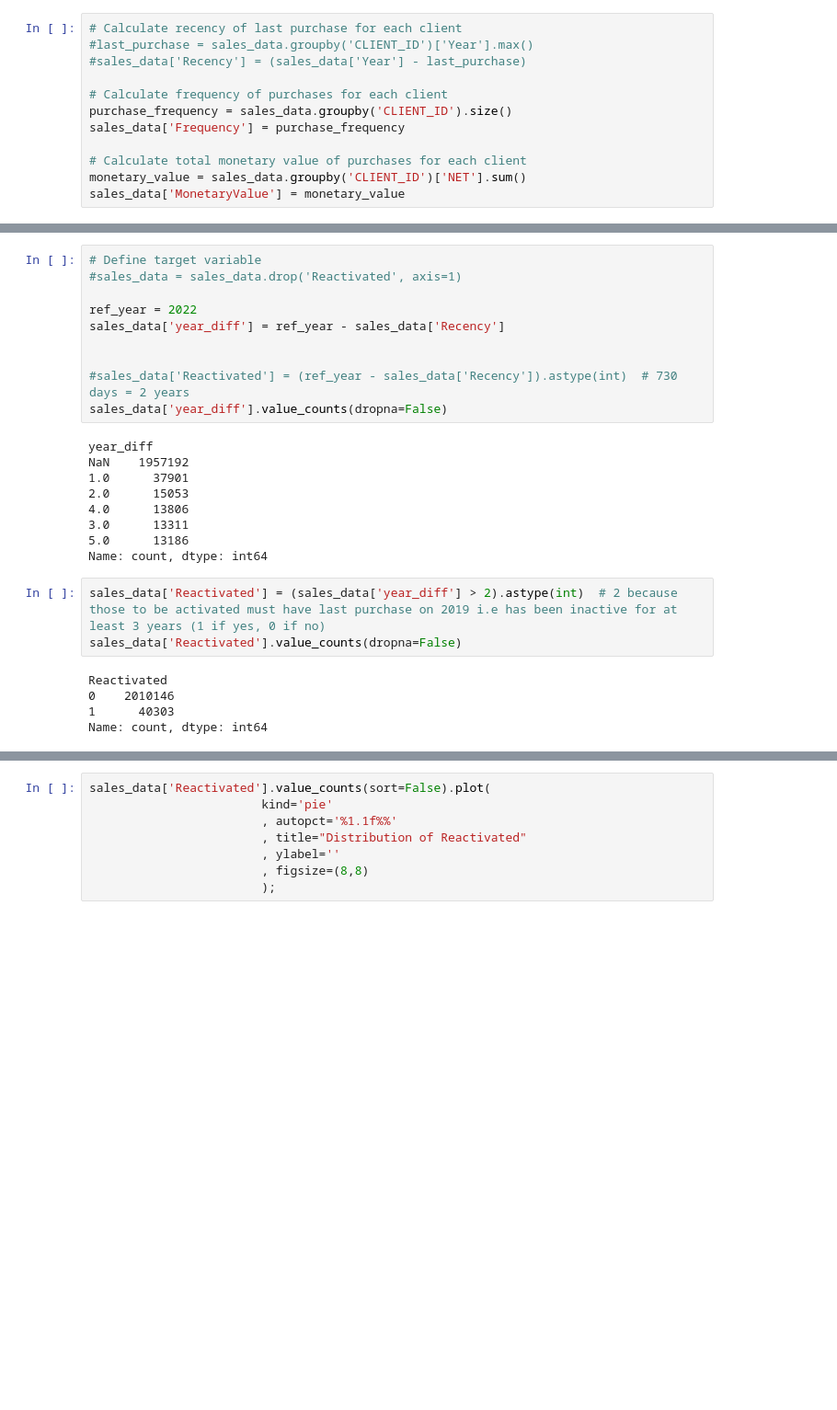
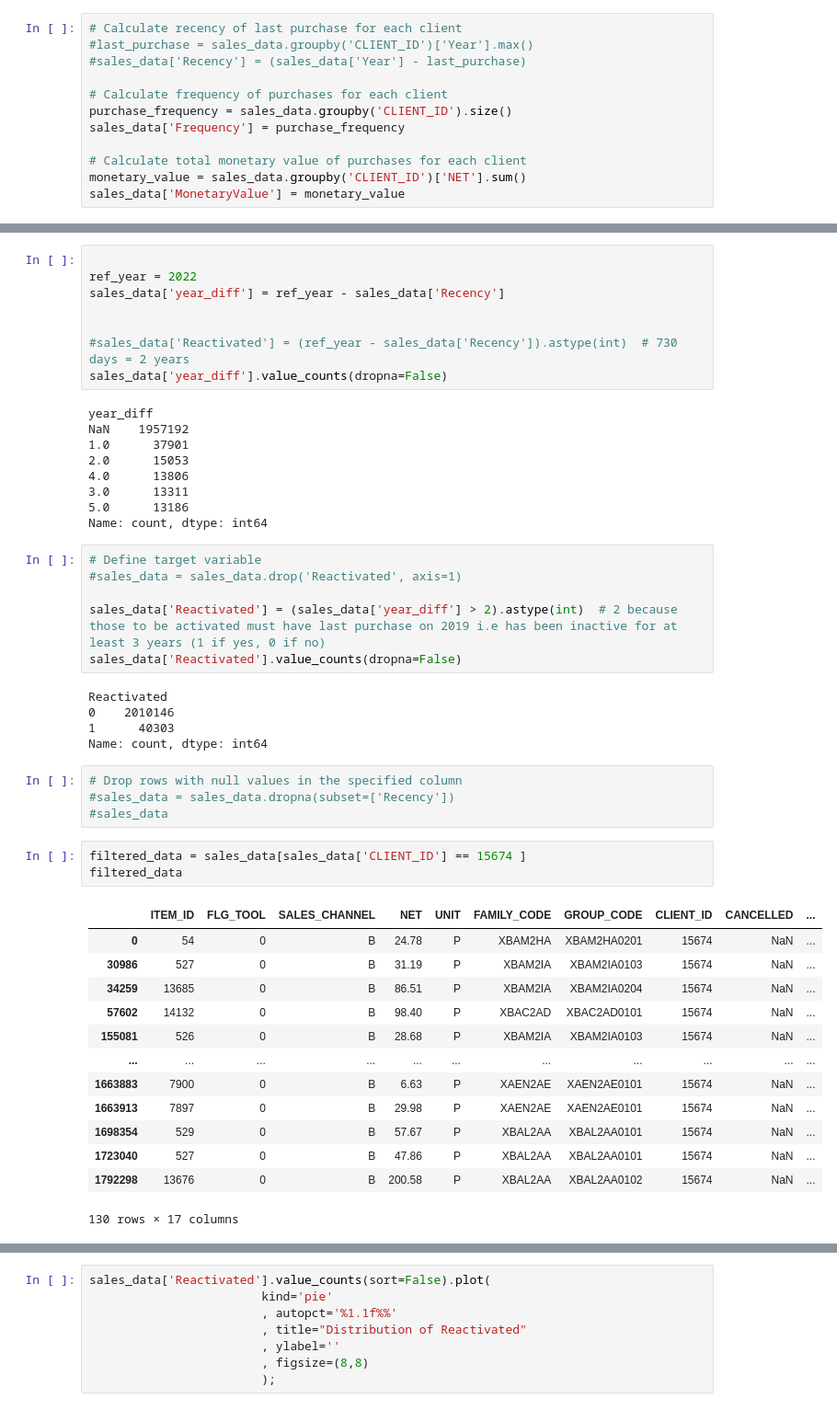
Before and after one commit to AshuJay/REACTIVATION_5, a Jupyter notebook: Reactivation_gp_5_code.ipynb, the cells around one changed output, grey strips where cells are left out. Shown at 92% size. Drawn from its saved outputs; the diff is of its cells as text; blank space fills up the shorter version.

```diff
--- a/Reactivation_gp_5_code.ipynb
+++ b/Reactivation_gp_5_code.ipynb
@@ -191,7 +197,5 @@ Recency
 Name: count, dtype: int64
 # %%
-# Define target variable
-#sales_data = sales_data.drop('Reactivated', axis=1)
 
 ref_year = 2022
 sales_data['year_diff'] = ref_year - sales_data['Recency']
@@ -209,6 +213,9 @@ NaN    1957192
 5.0      13186
 Name: count, dtype: int64
 # %%
+# Define target variable
+#sales_data = sales_data.drop('Reactivated', axis=1)
+
 sales_data['Reactivated'] = (sales_data['year_diff'] > 2).astype(int)  # 2 because those to be activated must have last purchase on 2019 i.e has been inactive for at least 3 years (1 if yes, 0 if no)
 sales_data['Reactivated'].value_counts(dropna=False)
 # %% [output]
@@ -216,3 +223,24 @@ Reactivated
 0    2010146
 1      40303
 Name: count, dtype: int64
+# %%
+# Drop rows with null values in the specified column
+#sales_data = sales_data.dropna(subset=['Recency'])
+#sales_data
+# %%
+filtered_data = sales_data[sales_data['CLIENT_ID'] == 15674 ]
+filtered_data
+# %% [output]
+|  | ITEM_ID | FLG_TOOL | SALES_CHANNEL | NET | UNIT | FAMILY_CODE | GROUP_CODE | CLIENT_ID | CANCELLED | ... |
+| 0 | 54 | 0 | B | 24.78 | P | XBAM2HA | XBAM2HA0201 | 15674 | NaN | ... |
+| 30986 | 527 | 0 | B | 31.19 | P | XBAM2IA | XBAM2IA0103 | 15674 | NaN | ... |
+| 34259 | 13685 | 0 | B | 86.51 | P | XBAM2IA | XBAM2IA0204 | 15674 | NaN | ... |
+| 57602 | 14132 | 0 | B | 98.40 | P | XBAC2AD | XBAC2AD0101 | 15674 | NaN | ... |
+| 155081 | 526 | 0 | B | 28.68 | P | XBAM2IA | XBAM2IA0103 | 15674 | NaN | ... |
+| ... | ... | ... | ... | ... | ... | ... | ... | ... | ... | ... |
+| 1663883 | 7900 | 0 | B | 6.63 | P | XAEN2AE | XAEN2AE0101 | 15674 | NaN | ... |
+| 1663913 | 7897 | 0 | B | 29.98 | P | XAEN2AE | XAEN2AE0101 | 15674 | NaN | ... |
+| 1698354 | 529 | 0 | B | 57.67 | P | XBAL2AA | XBAL2AA0101 | 15674 | NaN | ... |
+| 1723040 | 527 | 0 | B | 47.86 | P | XBAL2AA | XBAL2AA0101 | 15674 | NaN | ... |
+| 1792298 | 13676 | 0 | B | 200.58 | P | XBAL2AA | XBAL2AA0102 | 15674 | NaN | ... |
+130 rows × 17 columns
```
Also changed, not shown: parts of 12 cells of this notebook.
